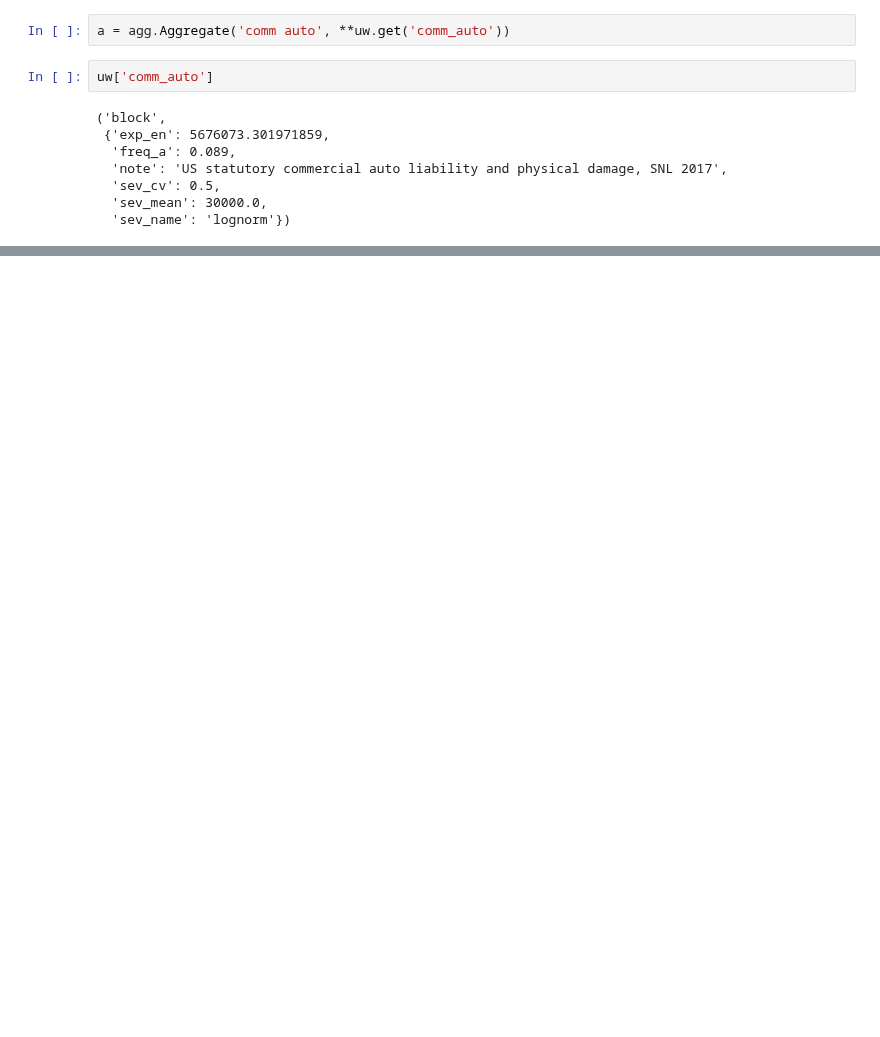
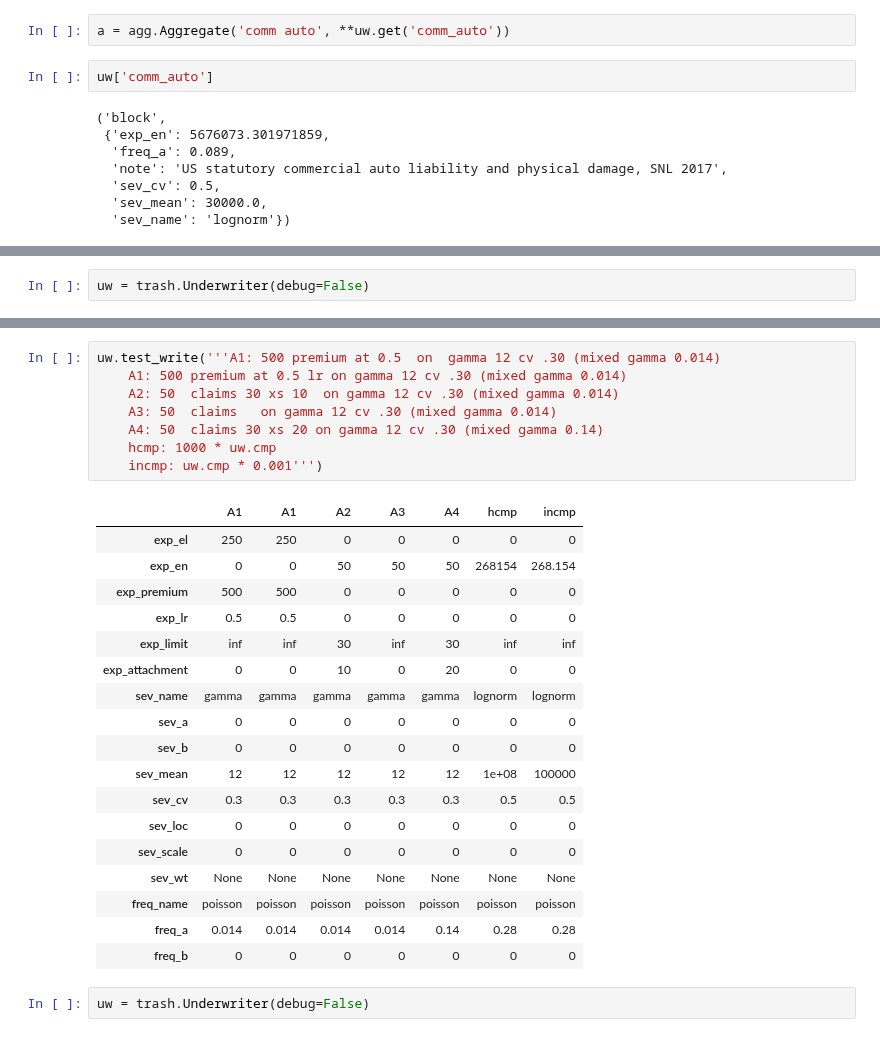
Before and after one commit to mynl/aggregate, a Jupyter notebook: examples/basic_examples.ipynb, the cells around one changed output, grey strips where cells are left out. Saved outputs shown, nothing was run; the diff lists cells and outputs as text; blank space fills up the shorter version.

```diff
--- a/examples/basic_examples.ipynb
+++ b/examples/basic_examples.ipynb
@@ -843,0 +886,2 @@ uw['comm_auto']
+# %%
+uw = trash.Underwriter(debug=False)
@@ -843,0 +931,29 @@ uw['comm_auto']
+# %%
+uw.test_write('''A1: 500 premium at 0.5  on  gamma 12 cv .30 (mixed gamma 0.014)
+    A1: 500 premium at 0.5 lr on gamma 12 cv .30 (mixed gamma 0.014)
+    A2: 50  claims 30 xs 10  on gamma 12 cv .30 (mixed gamma 0.014)
+    A3: 50  claims   on gamma 12 cv .30 (mixed gamma 0.014)
+    A4: 50  claims 30 xs 20 on gamma 12 cv .30 (mixed gamma 0.14)
+    hcmp: 1000 * uw.cmp
+    incmp: uw.cmp * 0.001''')
+# %% [output]
+|  | A1 | A1 | A2 | A3 | A4 | hcmp | incmp |
+| exp_el | 250 | 250 | 0 | 0 | 0 | 0 | 0 |
+| exp_en | 0 | 0 | 50 | 50 | 50 | 268154 | 268.154 |
+| exp_premium | 500 | 500 | 0 | 0 | 0 | 0 | 0 |
+| exp_lr | 0.5 | 0.5 | 0 | 0 | 0 | 0 | 0 |
+| exp_limit | inf | inf | 30 | inf | 30 | inf | inf |
+| exp_attachment | 0 | 0 | 10 | 0 | 20 | 0 | 0 |
+| sev_name | gamma | gamma | gamma | gamma | gamma | lognorm | lognorm |
+| sev_a | 0 | 0 | 0 | 0 | 0 | 0 | 0 |
+| sev_b | 0 | 0 | 0 | 0 | 0 | 0 | 0 |
+| sev_mean | 12 | 12 | 12 | 12 | 12 | 1e+08 | 100000 |
+| sev_cv | 0.3 | 0.3 | 0.3 | 0.3 | 0.3 | 0.5 | 0.5 |
+| sev_loc | 0 | 0 | 0 | 0 | 0 | 0 | 0 |
+| sev_scale | 0 | 0 | 0 | 0 | 0 | 0 | 0 |
+| sev_wt | None | None | None | None | None | None | None |
+| freq_name | poisson | poisson | poisson | poisson | poisson | poisson | poisson |
+| freq_a | 0.014 | 0.014 | 0.014 | 0.014 | 0.14 | 0.28 | 0.28 |
+| freq_b | 0 | 0 | 0 | 0 | 0 | 0 | 0 |
+# %%
+uw = trash.Underwriter(debug=False)
```
Also changed, not shown: parts of 27 cells of this notebook, 9 other files.
